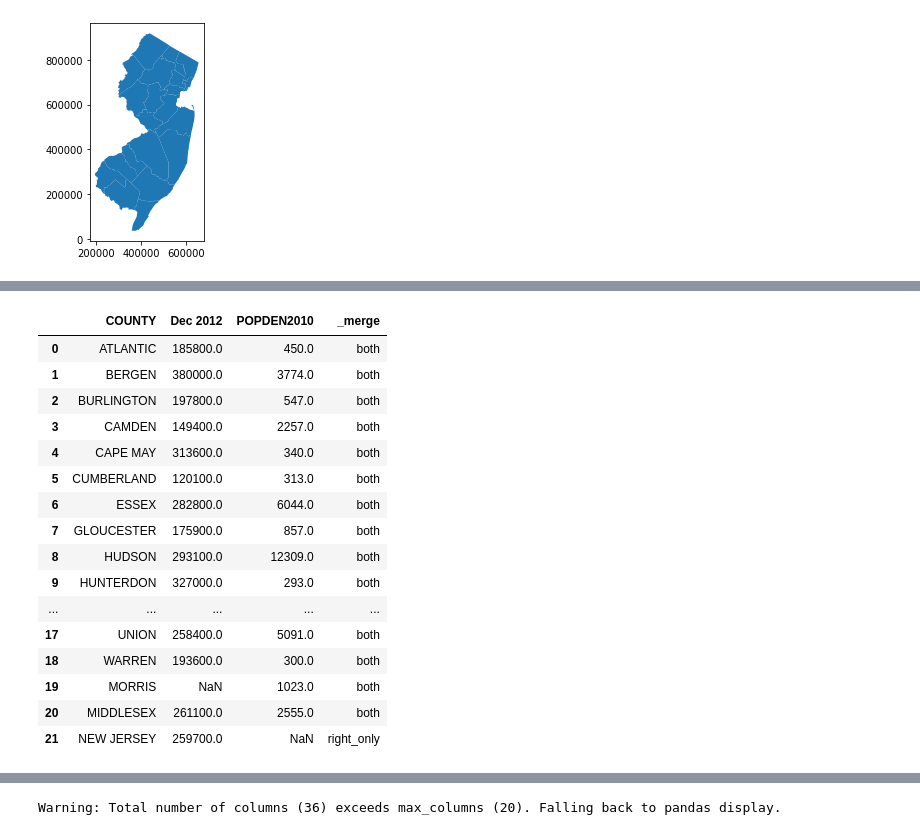
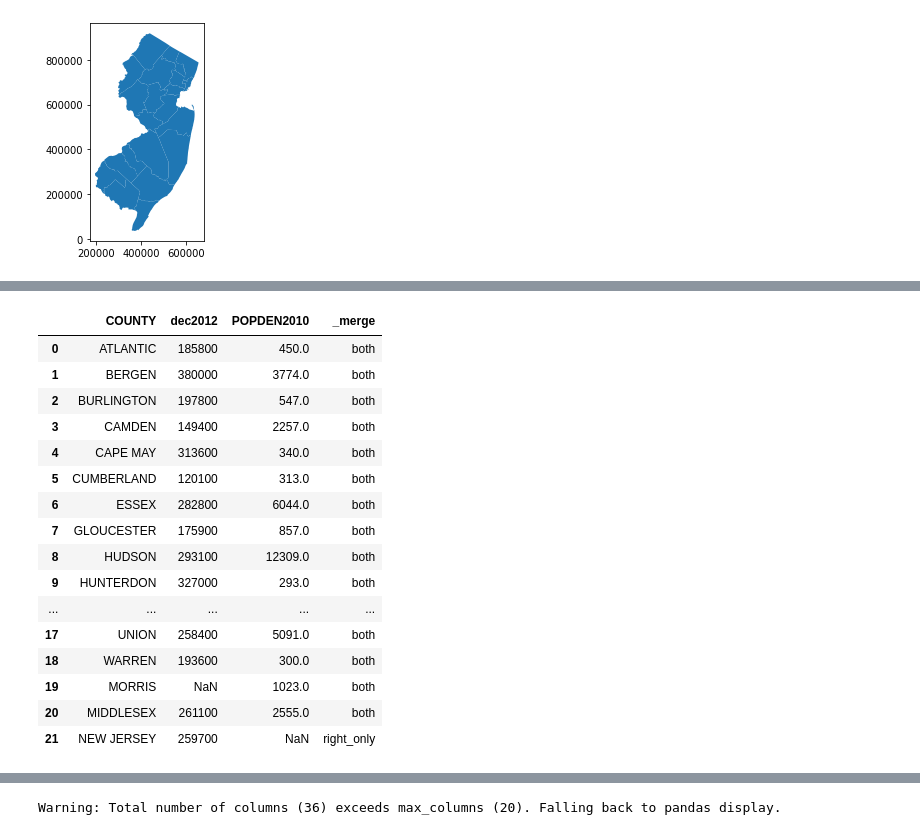
Before and after one commit to HarshGujarathi7/GISTEST, a Jupyter notebook: map.ipynb, the cells around one changed output, grey strips where cells are left out. Saved outputs shown, nothing was run; the diff lists cells and outputs as text; code cells hidden in the pictures.

```diff
--- a/map.ipynb
+++ b/map.ipynb
@@ -133,0 +250,5 @@ ax.set_yticks([]) #kills xticks
+# %%
+zilXls1=zilXls[['NJ Zillow Home Value Index - All Homes','Unnamed: 203']]
+zilXls1.rename(columns={'NJ Zillow Home Value Index - All Homes': 'county'}, inplace=True)
+zilXls1.rename(columns={'Unnamed: 203': 'dec2012'}, inplace=True)
+zilXls1
@@ -133,0 +281,3 @@ ax.set_yticks([]) #kills xticks
+# %%
+zilXls2=zilXls1.iloc[1:, :]
+zilXls2 #note missing val for Morris; always think abt missing data!
@@ -133,0 +302,4 @@ ax.set_yticks([]) #kills xticks
+# %%
+zilXls2['COUNTY']=zilXls2['county'].str.upper()
+zil1=zilXls2
+zil1
@@ -134,10 +329,9 @@ ax.set_yticks([]) #kills xticks
 # %%
-#ok that was fun but remember we want to map housing prices
-#but we dont have that info in counies shapefile :(
-#so we need to find it elsewhere...and...merge!
-#2nd dataset:  housing prices
-!wget -q -O zillow.csv  https://docs.google.com/uc?id=1Q4tCZT0EfaJP_WGwKcxuPaQ_dDFonW4E&export=download
-zillow=pd.read_csv('zillow.csv')
-zillow.head(3)
-zil1=zillow[['UPPER','Dec 2012']]
-zil1.rename(columns={'UPPER': 'COUNTY'}, inplace=True) #fix col names to match 1st dataset
+#obsolete (was loading cleaned up already data without cleaning in py)
+#!wget -q -O zillow.csv  https://docs.google.com/uc?id=1Q4tCZT0EfaJP_WGwKcxuPaQ_dDFonW4E&export=download
+#!wget -q -O zil0.csv https://raw.githubusercontent.com/theaok/data/main/all_homes.csv
+#zil0=pd.read_csv('zil0.csv')
+#zil0.head(3)
+#zil1=zil0[['UPPER','Dec 2012']]
+#zil1.rename(columns={'UPPER': 'COUNTY'}, inplace=True) #fix col names to match 1st dataset
+#zil1 #note missing val for Morris; always think abt missing data!
@@ -153,23 +338,24 @@ See the caveats in the documentation: https://pandas.pydata.org/pandas-docs/stab
 # %%
 #merge
-njC1 = pd.merge(njC, zil1, on='COUNTY',how='outer',indicator=True)
-njC1[['COUNTY','Dec 2012','POPDEN2010','_merge']] #all good, NEW JERSEY expected not to merge
-njC2 = pd.merge(njC, zil1, on='COUNTY',how='inner',indicator=False)
+njC1 = pd.merge(njC, zil1, on='COUNTY',how='outer',indicator=True) #(make sure to have njC shapefile from previous sec)
+njC1[['COUNTY','dec2012','POPDEN2010','_merge']] #all good, NEW JERSEY expected not to merge
+
+njC2 = pd.merge(njC, zil1, on='COUNTY',how='inner',indicator=False) #so do 'inner' that will only keep the exact matches
 # %% [output]
-|  | COUNTY | Dec 2012 | POPDEN2010 | _merge |
-| 0 | ATLANTIC | 185800.0 | 450.0 | both |
-| 1 | BERGEN | 380000.0 | 3774.0 | both |
-| 2 | BURLINGTON | 197800.0 | 547.0 | both |
-| 3 | CAMDEN | 149400.0 | 2257.0 | both |
-| 4 | CAPE MAY | 313600.0 | 340.0 | both |
-| 5 | CUMBERLAND | 120100.0 | 313.0 | both |
-| 6 | ESSEX | 282800.0 | 6044.0 | both |
-| 7 | GLOUCESTER | 175900.0 | 857.0 | both |
-| 8 | HUDSON | 293100.0 | 12309.0 | both |
-| 9 | HUNTERDON | 327000.0 | 293.0 | both |
+|  | COUNTY | dec2012 | POPDEN2010 | _merge |
+| 0 | ATLANTIC | 185800 | 450.0 | both |
+| 1 | BERGEN | 380000 | 3774.0 | both |
+| 2 | BURLINGTON | 197800 | 547.0 | both |
+| 3 | CAMDEN | 149400 | 2257.0 | both |
+| 4 | CAPE MAY | 313600 | 340.0 | both |
+| 5 | CUMBERLAND | 120100 | 313.0 | both |
+| 6 | ESSEX | 282800 | 6044.0 | both |
+| 7 | GLOUCESTER | 175900 | 857.0 | both |
+| 8 | HUDSON | 293100 | 12309.0 | both |
+| 9 | HUNTERDON | 327000 | 293.0 | both |
 | ... | ... | ... | ... | ... |
-| 17 | UNION | 258400.0 | 5091.0 | both |
-| 18 | WARREN | 193600.0 | 300.0 | both |
+| 17 | UNION | 258400 | 5091.0 | both |
+| 18 | WARREN | 193600 | 300.0 | both |
 | 19 | MORRIS | NaN | 1023.0 | both |
-| 20 | MIDDLESEX | 261100.0 | 2555.0 | both |
-| 21 | NEW JERSEY | 259700.0 | NaN | right_only |
+| 20 | MIDDLESEX | 261100 | 2555.0 | both |
+| 21 | NEW JERSEY | 259700 | NaN | right_only |
```
Also changed, not shown: parts of 52 cells of this notebook.
